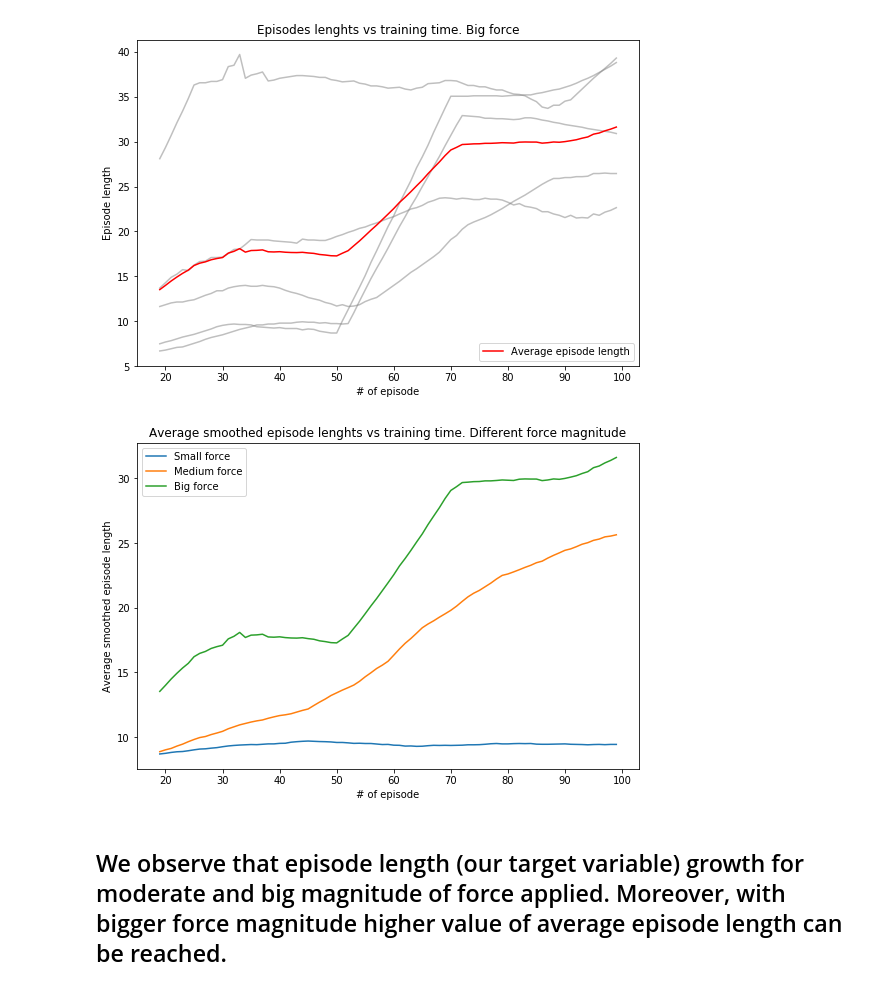
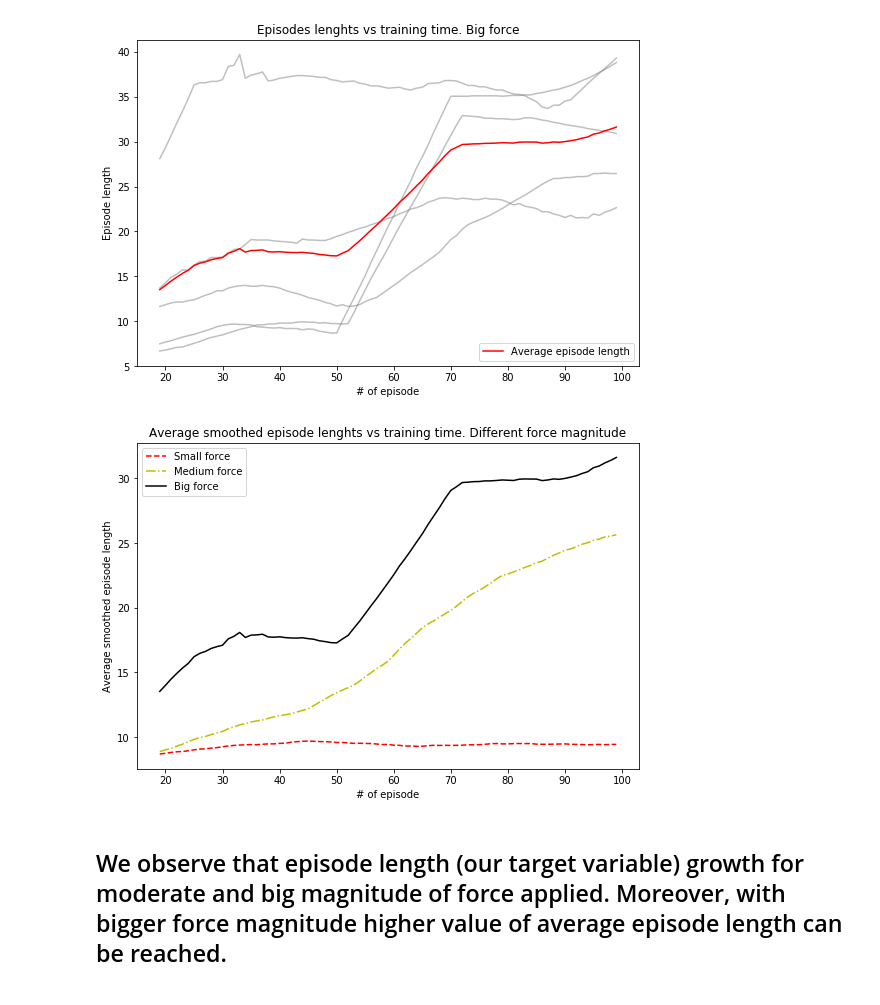
Before and after one commit to ucuapps/modelicagym, a Jupyter notebook: examples/experiments_results/Experiments results.ipynb, the cells around one changed output. Cells and saved outputs as stored; diff of their text form; code cells hidden in the pictures.

Commit message:
Made visualizations color scheme printing friendly

```diff
--- a/examples/experiments_results/Experiments results.ipynb
+++ b/examples/experiments_results/Experiments results.ipynb
@@ -92,15 +92,15 @@ Mean time per simulation step: 0.112 s, std: 0.001 s
 Total execution time: 1275.539 s for 11468 steps -> 0.111 s per step
 [figure]
 # %%
-plt.plot(small_force_smoothed, label="Small force")
-plt.plot(medium_force_smoothed, label="Medium force")
-plt.plot(big_force_smoothed, label="Big force")
+plt.plot(small_force_smoothed, 'r--',label="Small force")
+plt.plot(medium_force_smoothed, 'y-.', label="Medium force")
+plt.plot(big_force_smoothed, 'k', label="Big force")
 plt.title("Average smoothed episode lenghts vs training time. Different force magnitude")
 plt.xlabel("# of episode")
 plt.ylabel("Average smoothed episode length")
 plt.legend();
 # %% [output]
-[figure, old version]
+[figure, new version]
 # %% [markdown]
 ## We observe that episode length (our target variable) growth for moderate and big magnitude of force applied. Moreover, with bigger force magnitude higher value of average episode length can be reached.
 ## However, if force is significantly smaller than mass of a cart, agent fails to train. We observe plato in episode length. This is because with such a small magnitude of force, it is is not possible to balance poll with the given constraints.
```
Also changed, not shown: parts of 1 cell of this notebook.
